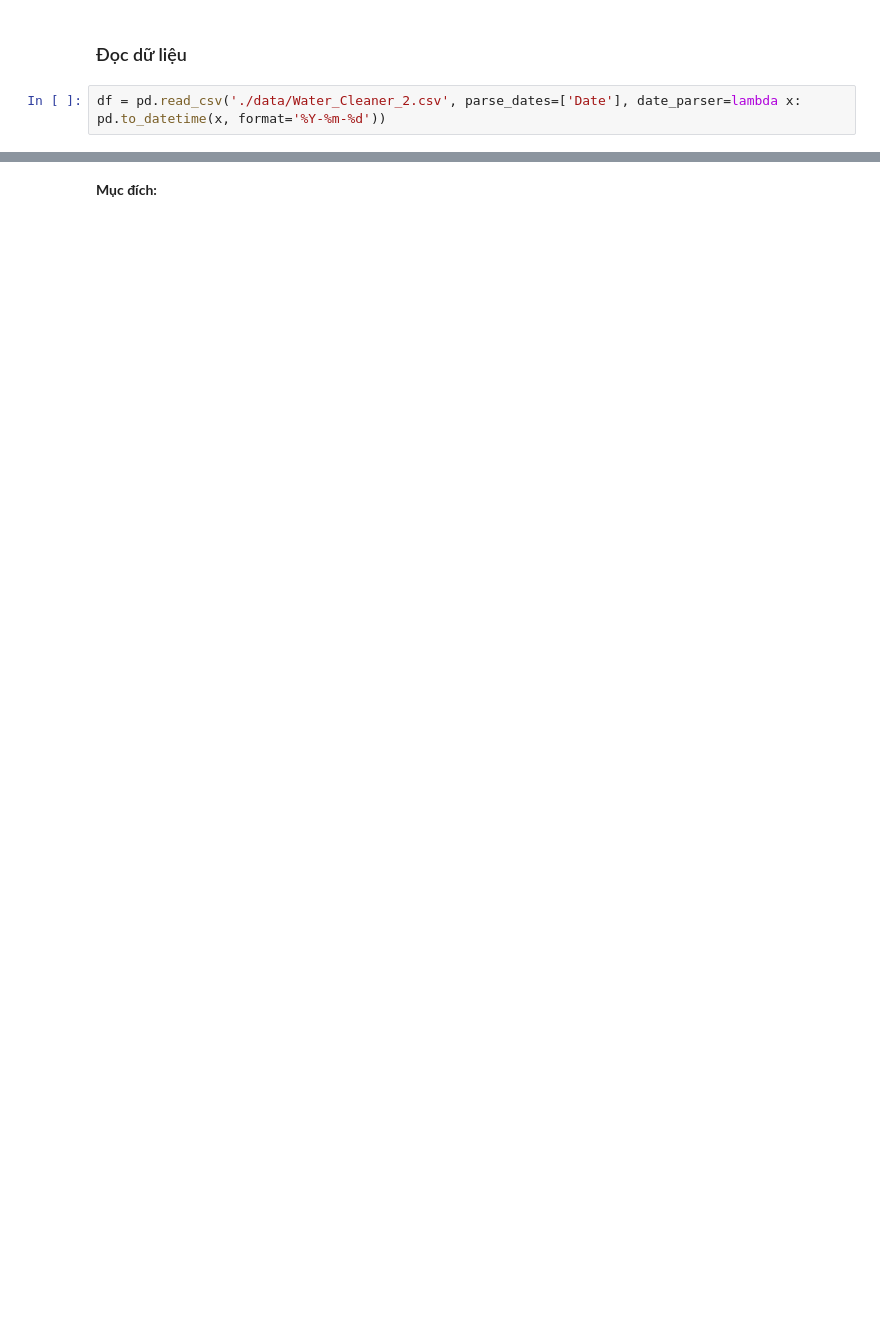
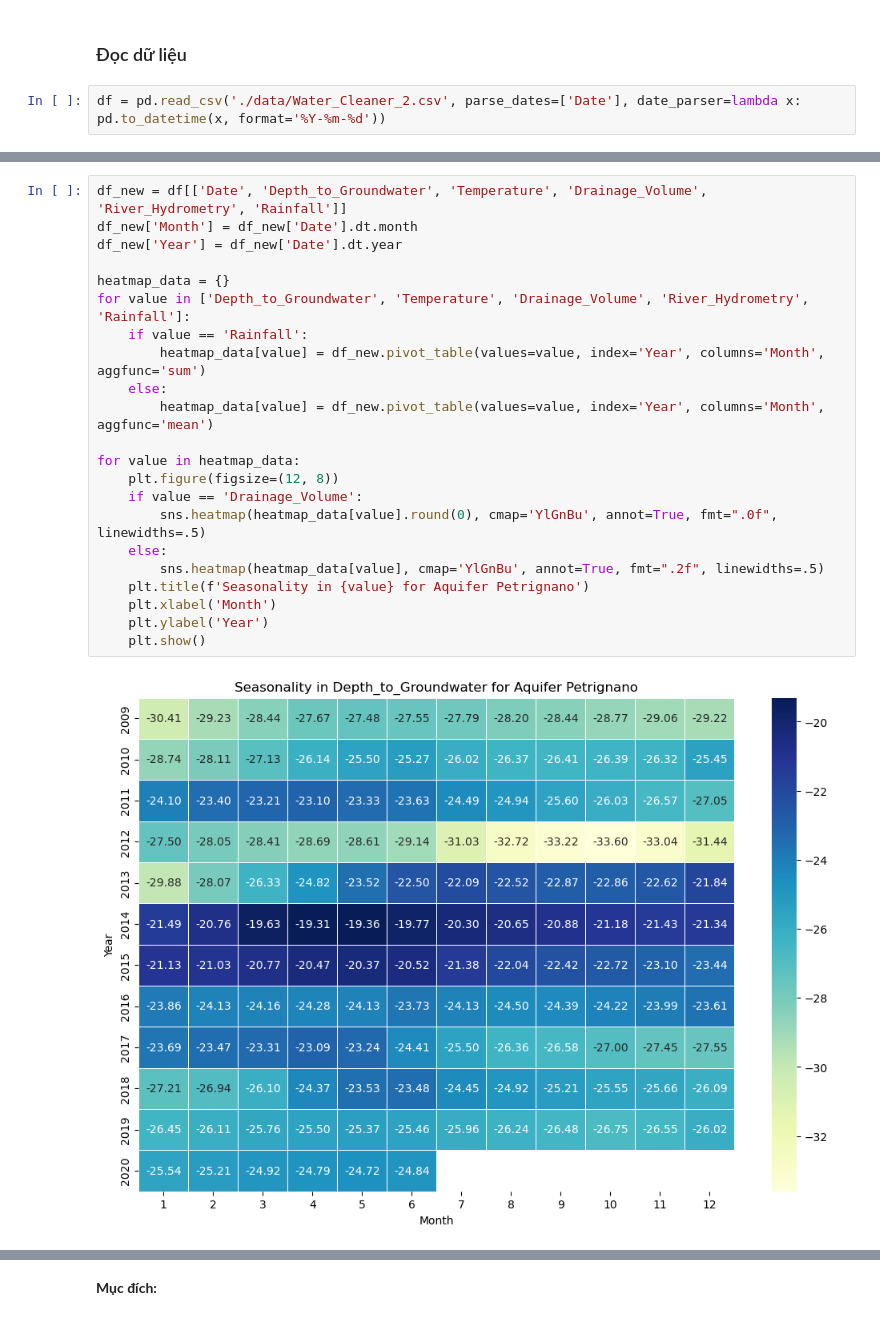
Before and after one commit to GenNyu/Lab-2---DV, a Jupyter notebook: 2.2_EDA.ipynb, the cells around one changed output, grey strips where cells are left out. Cells and saved outputs as stored; diff of their text form; blank space fills up the shorter version.

```diff
--- a/2.2_EDA.ipynb
+++ b/2.2_EDA.ipynb
@@ -38,0 +159,24 @@ df[['Date','Depth_to_Groundwater','Temperature','Drainage_Volume','River_Hydrome
+# %%
+df_new = df[['Date', 'Depth_to_Groundwater', 'Temperature', 'Drainage_Volume', 'River_Hydrometry', 'Rainfall']]
+df_new['Month'] = df_new['Date'].dt.month
+df_new['Year'] = df_new['Date'].dt.year
+
+heatmap_data = {}
+for value in ['Depth_to_Groundwater', 'Temperature', 'Drainage_Volume', 'River_Hydrometry', 'Rainfall']:
+    if value == 'Rainfall':
+        heatmap_data[value] = df_new.pivot_table(values=value, index='Year', columns='Month', aggfunc='sum')
+    else:
+        heatmap_data[value] = df_new.pivot_table(values=value, index='Year', columns='Month', aggfunc='mean')
+
+for value in heatmap_data:
+    plt.figure(figsize=(12, 8))
+    if value == 'Drainage_Volume':
+        sns.heatmap(heatmap_data[value].round(0), cmap='YlGnBu', annot=True, fmt=".0f", linewidths=.5)
+    else:
+        sns.heatmap(heatmap_data[value], cmap='YlGnBu', annot=True, fmt=".2f", linewidths=.5)
+    plt.title(f'Seasonality in {value} for Aquifer Petrignano')
+    plt.xlabel('Month')
+    plt.ylabel('Year')
+    plt.show()
+# %% [output]
+[figure, added]
```
Also changed, not shown: parts of 54 cells of this notebook, 4 other files.
